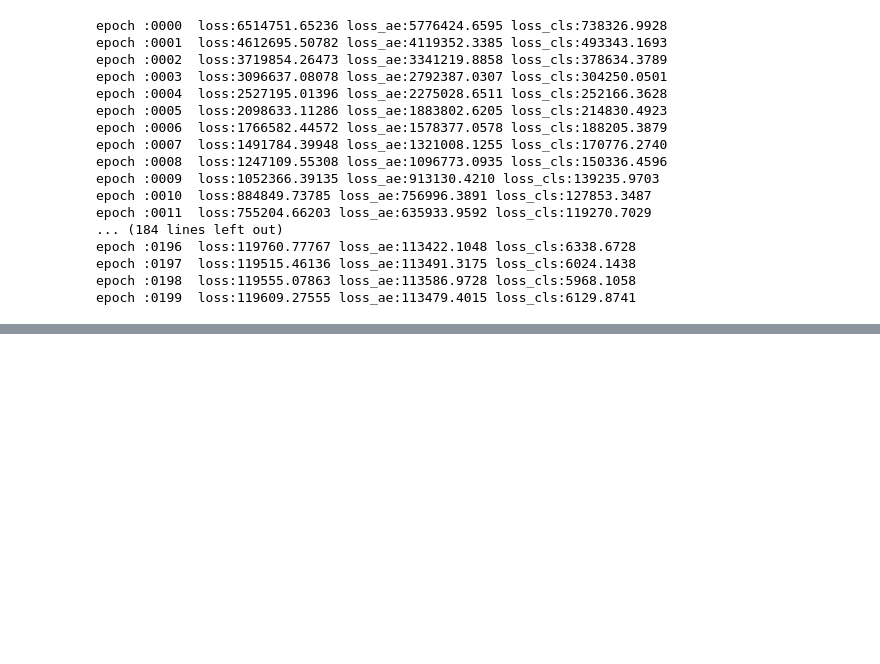
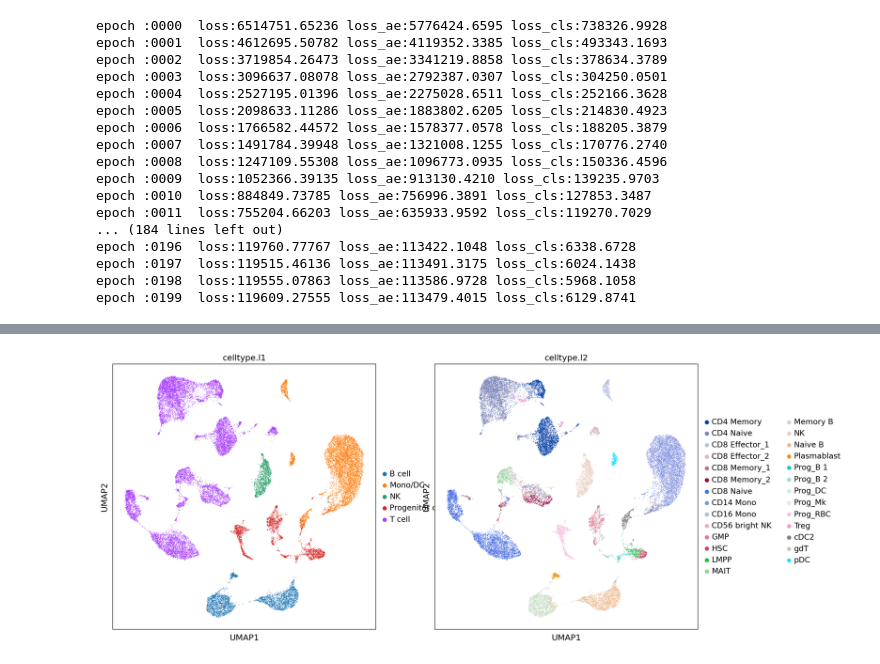
Before and after one commit to bucky527/scME, a Jupyter notebook: tutorial.ipynb, the cells around one changed output, grey strips where cells are left out. Cells and saved outputs as stored; diff of their text form; code cells hidden in the pictures; blank space fills up the shorter version.

Commit message:
update tutorial data

```diff
--- a/tutorial.ipynb
+++ b/tutorial.ipynb
@@ -121,3 +121,8 @@ rnatorch,proteintorch=torch.from_numpy(np.array(rna.X)),torch.from_numpy(np.arra
 rnatorch,proteintorch=rnatorch.to(model.device),proteintorch.to(model.device)
 model.eval()
 zm=model.inference(rnatorch, proteintorch)
+# %%
+rna.obsm["X_scme"]=zm
+# %%
+metadata=pd.read_csv('./example_data/bmmeta.csv',index_col=0)
+metadata
@@ -123,0 +143,11 @@ zm=model.inference(rnatorch, proteintorch)
+# %%
+rna.obs["celltype.l1"]=metadata.loc[rna.obs.index,"celltype.l1"]
+rna.obs["celltype.l2"]=metadata.loc[rna.obs.index,"celltype.l2"]
+# %%
+#umap for scme embedding
+sc.pp.neighbors(rna, n_neighbors=30,use_rep="X_scme")
+sc.tl.umap(rna, min_dist=0.3)
+#plot the umap
+sc.pl.umap(rna, color=["celltype.l1","celltype.l2"])
+# %% [output]
+[figure, added]
```
Also changed, not shown: parts of 1 cell of this notebook.
